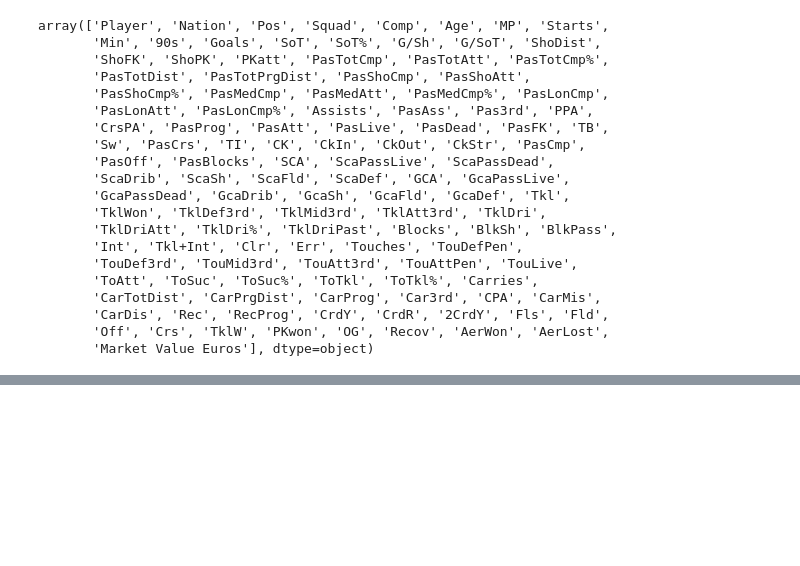
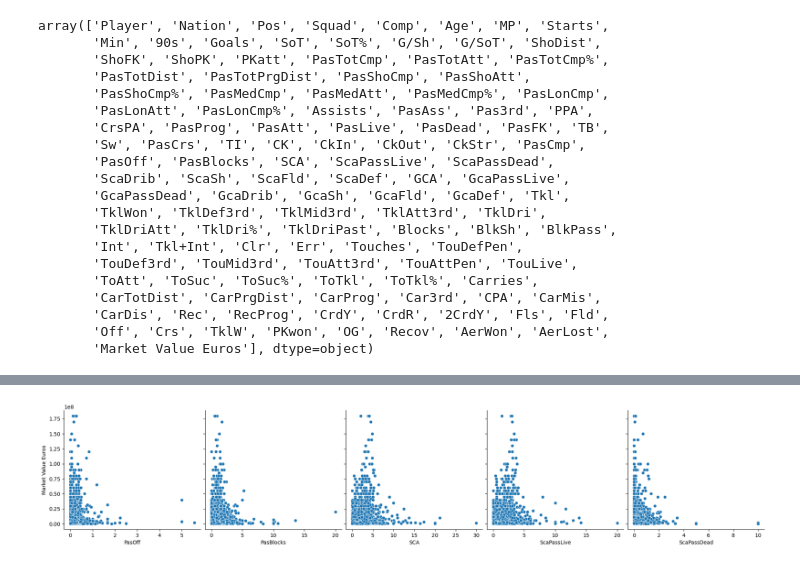
Before and after one commit to Abdullah0332/DSWorkflow-PlayersMarket, a Jupyter notebook: Model.ipynb, the cells around one changed output, grey strips where cells are left out. Saved outputs shown, nothing was run; the diff lists cells and outputs as text; code cells hidden in the pictures; blank space fills up the shorter version.

```diff
--- a/Model.ipynb
+++ b/Model.ipynb
@@ -257,0 +272,4 @@ array(['Player', 'Nation', 'Pos', 'Squad', 'Comp', 'Age', 'MP', 'Starts',
+# %%
+g = sns.pairplot(data= player_new,y_vars=['Market Value Euros'],x_vars=['PasOff', 'PasBlocks', 'SCA', 'ScaPassLive', 'ScaPassDead'], height = 4)
+# %% [output]
+[figure, added]
```
Also changed, not shown: parts of 8 cells of this notebook.
